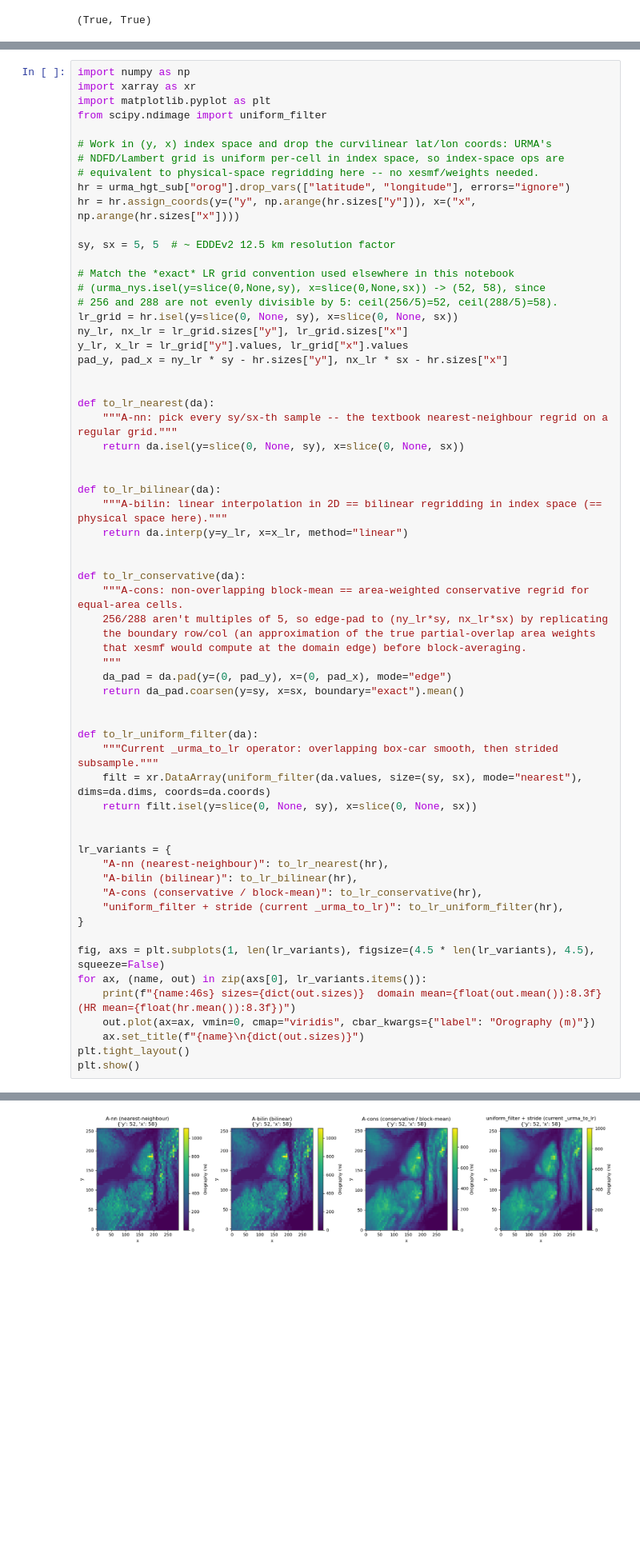
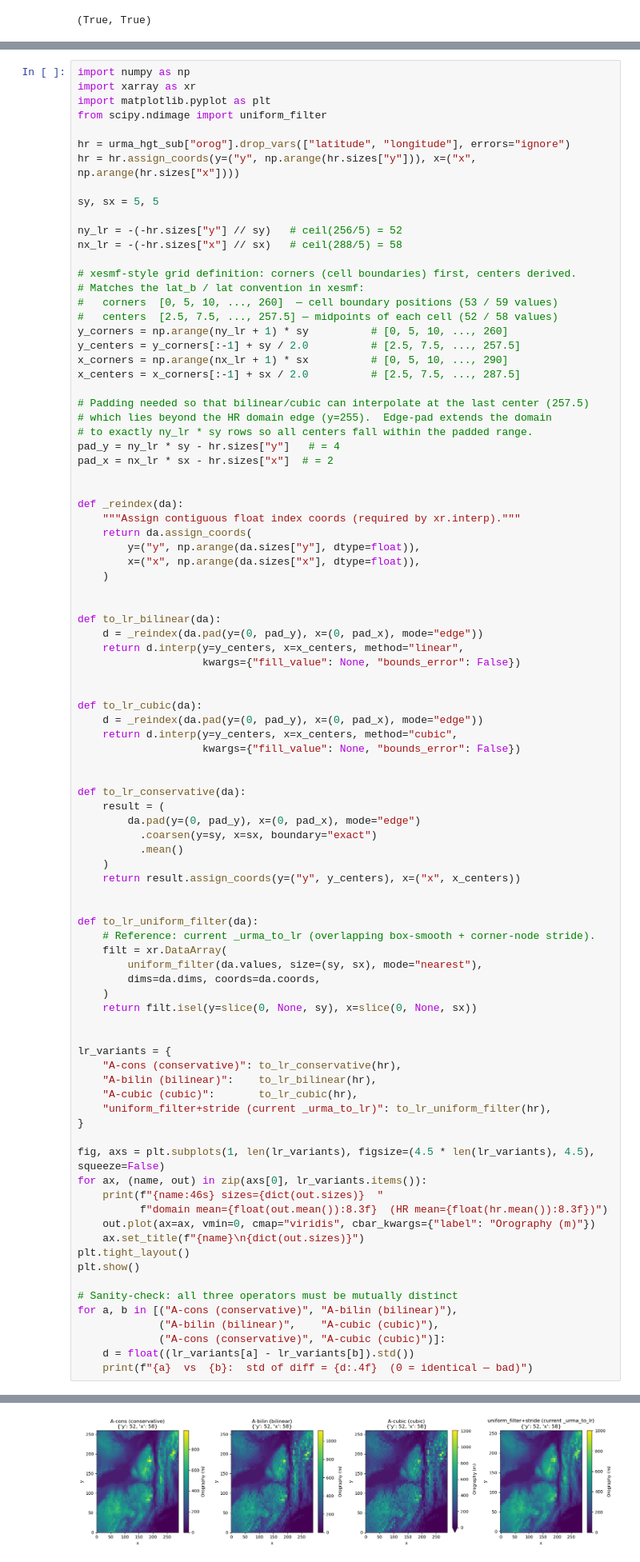
Before and after one commit to HarishBaki/met-data-products, a Jupyter notebook: data_notes.ipynb, the cells around one changed output, grey strips where cells are left out. Shown at 80% size. Drawn from its saved outputs; the diff is of its cells as text; blank space fills up the shorter version.

Commit message:
The two-stage URMA regridding is documented. Also, Ouranos data structure integrity and grid similarity across the products are evaluated.

```diff
--- a/data_notes.ipynb
+++ b/data_notes.ipynb
@@ -203,61 +203,88 @@ import xarray as xr
 import matplotlib.pyplot as plt
 from scipy.ndimage import uniform_filter
 
-# Work in (y, x) index space and drop the curvilinear lat/lon coords: URMA's
-# NDFD/Lambert grid is uniform per-cell in index space, so index-space ops are
-# equivalent to physical-space regridding here -- no xesmf/weights needed.
 hr = urma_hgt_sub["orog"].drop_vars(["latitude", "longitude"], errors="ignore")
 hr = hr.assign_coords(y=("y", np.arange(hr.sizes["y"])), x=("x", np.arange(hr.sizes["x"])))
 
-sy, sx = 5, 5  # ~ EDDEv2 12.5 km resolution factor
+sy, sx = 5, 5
 
-# Match the *exact* LR grid convention used elsewhere in this notebook
-# (urma_nys.isel(y=slice(0,None,sy), x=slice(0,None,sx)) -> (52, 58), since
-# 256 and 288 are not evenly divisible by 5: ceil(256/5)=52, ceil(288/5)=58).
-lr_grid = hr.isel(y=slice(0, None, sy), x=slice(0, None, sx))
-ny_lr, nx_lr = lr_grid.sizes["y"], lr_grid.sizes["x"]
-y_lr, x_lr = lr_grid["y"].values, lr_grid["x"].values
-pad_y, pad_x = ny_lr * sy - hr.sizes["y"], nx_lr * sx - hr.sizes["x"]
+ny_lr = -(-hr.sizes["y"] // sy)   # ceil(256/5) = 52
+nx_lr = -(-hr.sizes["x"] // sx)   # ceil(288/5) = 58
+
+# xesmf-style grid definition: corners (cell boundaries) first, centers derived.
+# Matches the lat_b / lat convention in xesmf:
+#   corners  [0, 5, 10, ..., 260]  — cell boundary positions (53 / 59 values)
+#   centers  [2.5, 7.5, ..., 257.5] — midpoints of each cell (52 / 58 values)
+y_corners = np.arange(ny_lr + 1) * sy          # [0, 5, 10, ..., 260]
+y_centers = y_corners[:-1] + sy / 2.0          # [2.5, 7.5, ..., 257.5]
+x_corners = np.arange(nx_lr + 1) * sx          # [0, 5, 10, ..., 290]
+x_centers = x_corners[:-1] + sx / 2.0          # [2.5, 7.5, ..., 287.5]
+
+# Padding needed so that bilinear/cubic can interpolate at the last center (257.5)
+# which lies beyond the HR domain edge (y=255).  Edge-pad extends the domain
+# to exactly ny_lr * sy rows so all centers fall within the padded range.
+pad_y = ny_lr * sy - hr.sizes["y"]   # = 4
+pad_x = nx_lr * sx - hr.sizes["x"]  # = 2
 
 
-def to_lr_nearest(da):
-    """A-nn: pick every sy/sx-th sample -- the textbook nearest-neighbour regrid on a regular grid."""
-    return da.isel(y=slice(0, None, sy), x=slice(0, None, sx))
+def _reindex(da):
+    """Assign contiguous float index coords (required by xr.interp)."""
+    return da.assign_coords(
+        y=("y", np.arange(da.sizes["y"], dtype=float)),
+        x=("x", np.arange(da.sizes["x"], dtype=float)),
+    )
 
 
 def to_lr_bilinear(da):
-    """A-bilin: linear interpolation in 2D == bilinear regridding in index space (== physical space here)."""
-    return da.interp(y=y_lr, x=x_lr, method="linear")
+    d = _reindex(da.pad(y=(0, pad_y), x=(0, pad_x), mode="edge"))
+    return d.interp(y=y_centers, x=x_centers, method="linear",
+                    kwargs={"fill_value": None, "bounds_error": False})
+
+
+def to_lr_cubic(da):
+    d = _reindex(da.pad(y=(0, pad_y), x=(0, pad_x), mode="edge"))
+    return d.interp(y=y_centers, x=x_centers, method="cubic",
+                    kwargs={"fill_value": None, "bounds_error": False})
 
 
 def to_lr_conservative(da):
-    """A-cons: non-overlapping block-mean == area-weighted conservative regrid for equal-area cells.
-    256/288 aren't multiples of 5, so edge-pad to (ny_lr*sy, nx_lr*sx) by replicating
-    the boundary row/col (an approximation of the true partial-overlap area weights
-    that xesmf would compute at the domain edge) before block-averaging.
-    """
-    da_pad = da.pad(y=(0, pad_y), x=(0, pad_x), mode="edge")
-    return da_pad.coarsen(y=sy, x=sx, boundary="exact").mean()
+    result = (
+        da.pad(y=(0, pad_y), x=(0, pad_x), mode="edge")
+          .coarsen(y=sy, x=sx, boundary="exact")
+          .mean()
+    )
+    return result.assign_coords(y=("y", y_centers), x=("x", x_centers))
 
 
 def to_lr_uniform_filter(da):
-    """Current _urma_to_lr operator: overlapping box-car smooth, then strided subsample."""
-    filt = xr.DataArray(uniform_filter(da.values, size=(sy, sx), mode="nearest"), dims=da.dims, coords=da.coords)
+    # Reference: current _urma_to_lr (overlapping box-smooth + corner-node stride).
+    filt = xr.DataArray(
+        uniform_filter(da.values, size=(sy, sx), mode="nearest"),
+        dims=da.dims, coords=da.coords,
+    )
     return filt.isel(y=slice(0, None, sy), x=slice(0, None, sx))
 
 
 lr_variants = {
-    "A-nn (nearest-neighbour)": to_lr_nearest(hr),
-    "A-bilin (bilinear)": to_lr_bilinear(hr),
-    "A-cons (conservative / block-mean)": to_lr_conservative(hr),
-    "uniform_filter + stride (current _urma_to_lr)": to_lr_uniform_filter(hr),
+    "A-cons (conservative)": to_lr_conservative(hr),
+    "A-bilin (bilinear)":    to_lr_bilinear(hr),
+    "A-cubic (cubic)":       to_lr_cubic(hr),
+    "uniform_filter+stride (current _urma_to_lr)": to_lr_uniform_filter(hr),
 }
 
 fig, axs = plt.subplots(1, len(lr_variants), figsize=(4.5 * len(lr_variants), 4.5), squeeze=False)
 for ax, (name, out) in zip(axs[0], lr_variants.items()):
-    print(f"{name:46s} sizes={dict(out.sizes)}  domain mean={float(out.mean()):8.3f}  (HR mean={float(hr.mean()):8.3f})")
+    print(f"{name:46s} sizes={dict(out.sizes)}  "
+          f"domain mean={float(out.mean()):8.3f}  (HR mean={float(hr.mean()):8.3f})")
     out.plot(ax=ax, vmin=0, cmap="viridis", cbar_kwargs={"label": "Orography (m)"})
     ax.set_title(f"{name}\n{dict(out.sizes)}")
 plt.tight_layout()
 plt.show()
+
+# Sanity-check: all three operators must be mutually distinct
+for a, b in [("A-cons (conservative)", "A-bilin (bilinear)"),
+             ("A-bilin (bilinear)",    "A-cubic (cubic)"),
+             ("A-cons (conservative)", "A-cubic (cubic)")]:
+    d = float((lr_variants[a] - lr_variants[b]).std())
+    print(f"{a}  vs  {b}:  std of diff = {d:.4f}  (0 = identical — bad)")
 # %% [output]
@@ -268 +295 @@ uniform_filter + stride (current _urma_to_lr)  sizes={'y': 52, 'x': 58}  domain
-[figure, old version]
+[figure, new version]
```
Also changed, not shown: parts of 4 cells of this notebook.
